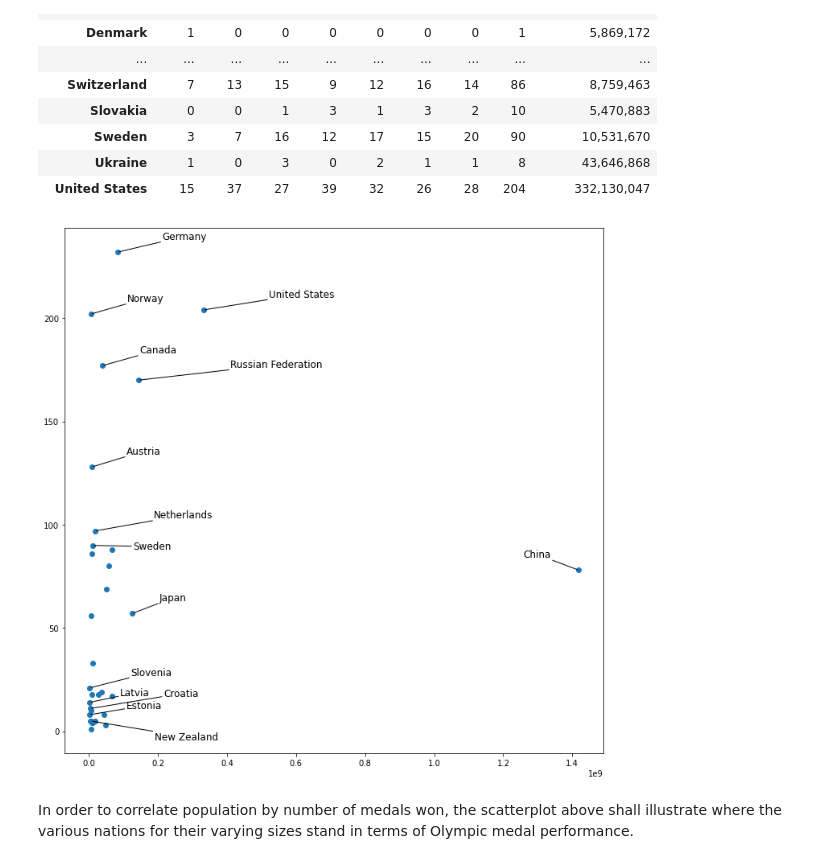
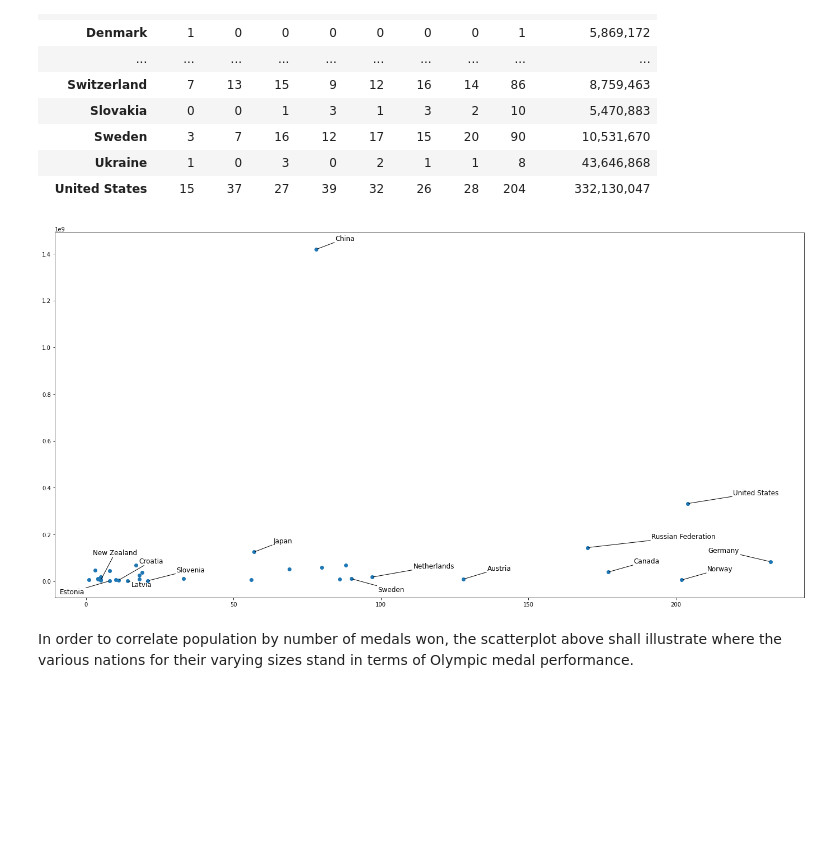
Before and after one commit to jchatterjee/nycdsa_python_project, a Jupyter notebook: JChatterjee Python Project.ipynb, the cells around one changed output. Cells and saved outputs as stored; diff of their text form; code cells hidden in the pictures; blank space fills up the shorter version.

```diff
--- a/JChatterjee Python Project.ipynb
+++ b/JChatterjee Python Project.ipynb
@@ -945,8 +945,8 @@ medals_vs_pop.style.format('{:,.0f}')
 pop = medals_vs_pop['2022 Population'].values
 med = medals_vs_pop['Total'].values
 
-fig, ax = plt.subplots(figsize=(12, 12))
-ax.scatter(pop, med);
+fig, ax = plt.subplots(figsize=(24, 12))
+ax.scatter(med, pop);
 
 # Specify countries ----------------------------------------------
 # All the countries, in the order they appear in the dataset
@@ -962,35 +962,35 @@ COUNTRY_HIGHLIGHT = [
 # Add labels -----------------------------------------------------
 # Iterate through all the countries in COUNTRIES
 # `ax.text()` outputs are appended to the `TEXTS` list.
 # This list is passed to `adjust_text()` to adjust the position of
 # the legends and add connecting lines
 TEXTS = []
 for idx, country in enumerate(COUNTRIES):
     # Only append selected countries
     if country in COUNTRY_HIGHLIGHT:
-        x, y = pop[idx], med[idx]
+        x, y = med[idx], pop[idx]
         TEXTS.append(ax.text(x, y, country, fontsize=12));
 
 # Adjust text position and add lines -----------------------------
 # 'expand_points' is a tuple with two multipliers by which to expand
 # the bounding box of texts when repelling them from points
 
 # 'arrowprops' indicates all the properties we want for the arrows
 # arrowstyle="-" means the arrow does not have a head (it's just a line!)
 adjust_text(
     TEXTS,
     expand_points=(3, 3),
     arrowprops=dict(arrowstyle="-", lw=1),
     ax=ax
 );
 
 # Save it! -------------------------------------------------------
 # Optional:
 # ax.set_facecolor("white") # set axis background color to white
 # fig.set_facecolor("white") # set figure background color to white
 fig.savefig("medals_per_capita.png", dpi=300, bbox_inches = 'tight')
 # %% [output]
-[figure, old version]
+[figure, new version]
 # %% [markdown]
 In order to correlate population by number of medals won, the scatterplot above shall illustrate where the various nations for their varying sizes stand in terms of Olympic medal performance.
 # %% [markdown]
```
Also changed, not shown: parts of 2 cells of this notebook.
